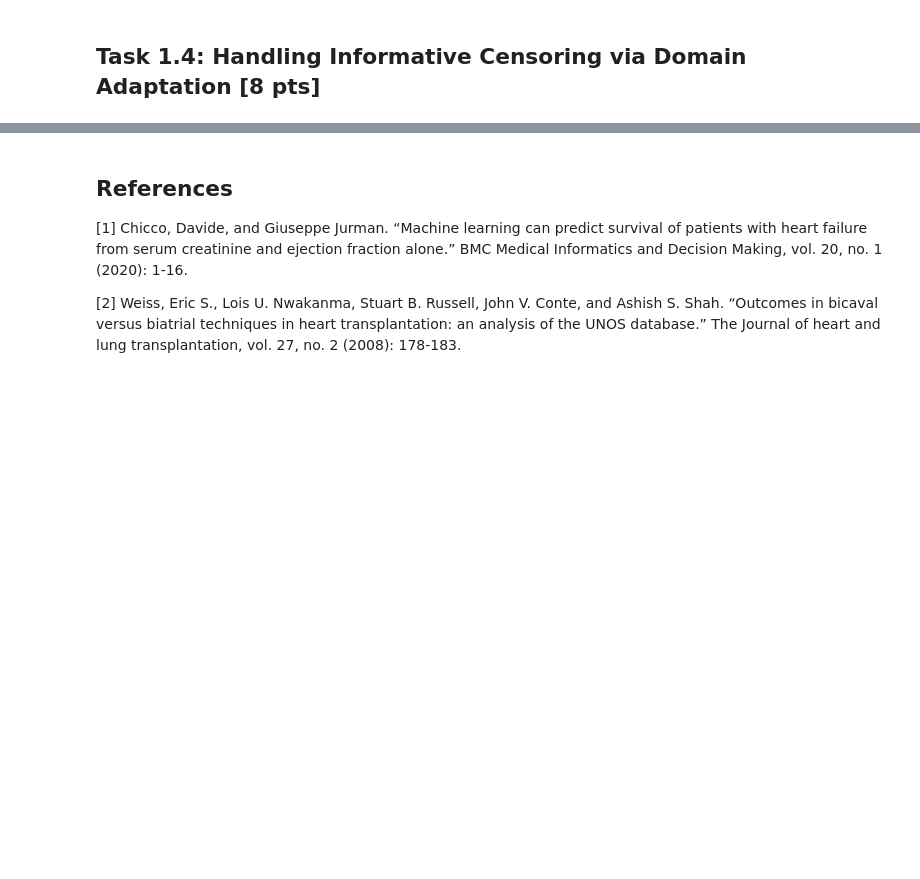
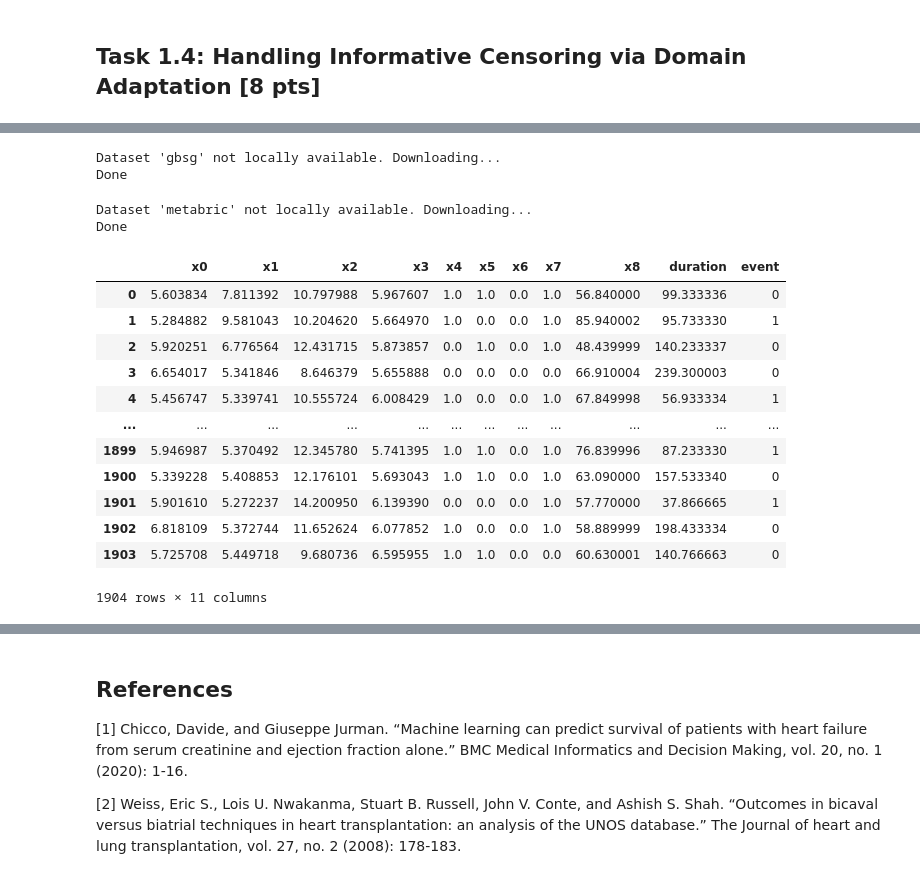
Before and after one commit to nataliaharguin/cph-200b-project1, a Jupyter notebook: Project1/CPH_200B_Project_1_Survival_Analysis_and_Prediction.ipynb, the cells around one changed output, grey strips where cells are left out. Saved outputs shown, nothing was run; the diff lists cells and outputs as text; code cells hidden in the pictures; blank space fills up the shorter version.

```diff
--- a/Project1/CPH_200B_Project_1_Survival_Analysis_and_Prediction.ipynb
+++ b/Project1/CPH_200B_Project_1_Survival_Analysis_and_Prediction.ipynb
@@ -749,0 +777,26 @@ plt.show()
+# %%
+df_gbsg = datasets.gbsg.read_df()
+# %% [output]
+Dataset 'gbsg' not locally available. Downloading...
+Done
+# %%
+df_metabric = datasets.metabric.read_df()
+# %% [output]
+Dataset 'metabric' not locally available. Downloading...
+Done
+# %%
+df_metabric
+# %% [output]
+|  | x0 | x1 | x2 | x3 | x4 | x5 | x6 | x7 | x8 | duration | event |
+| 0 | 5.603834 | 7.811392 | 10.797988 | 5.967607 | 1.0 | 1.0 | 0.0 | 1.0 | 56.840000 | 99.333336 | 0 |
+| 1 | 5.284882 | 9.581043 | 10.204620 | 5.664970 | 1.0 | 0.0 | 0.0 | 1.0 | 85.940002 | 95.733330 | 1 |
+| 2 | 5.920251 | 6.776564 | 12.431715 | 5.873857 | 0.0 | 1.0 | 0.0 | 1.0 | 48.439999 | 140.233337 | 0 |
+| 3 | 6.654017 | 5.341846 | 8.646379 | 5.655888 | 0.0 | 0.0 | 0.0 | 0.0 | 66.910004 | 239.300003 | 0 |
+| 4 | 5.456747 | 5.339741 | 10.555724 | 6.008429 | 1.0 | 0.0 | 0.0 | 1.0 | 67.849998 | 56.933334 | 1 |
+| ... | ... | ... | ... | ... | ... | ... | ... | ... | ... | ... | ... |
+| 1899 | 5.946987 | 5.370492 | 12.345780 | 5.741395 | 1.0 | 1.0 | 0.0 | 1.0 | 76.839996 | 87.233330 | 1 |
+| 1900 | 5.339228 | 5.408853 | 12.176101 | 5.693043 | 1.0 | 1.0 | 0.0 | 1.0 | 63.090000 | 157.533340 | 0 |
+| 1901 | 5.901610 | 5.272237 | 14.200950 | 6.139390 | 0.0 | 0.0 | 0.0 | 1.0 | 57.770000 | 37.866665 | 1 |
+| 1902 | 6.818109 | 5.372744 | 11.652624 | 6.077852 | 1.0 | 0.0 | 0.0 | 1.0 | 58.889999 | 198.433334 | 0 |
+| 1903 | 5.725708 | 5.449718 | 9.680736 | 6.595955 | 1.0 | 1.0 | 0.0 | 0.0 | 60.630001 | 140.766663 | 0 |
+1904 rows × 11 columns
```
Also changed, not shown: parts of 22 cells of this notebook, 2 other files.
